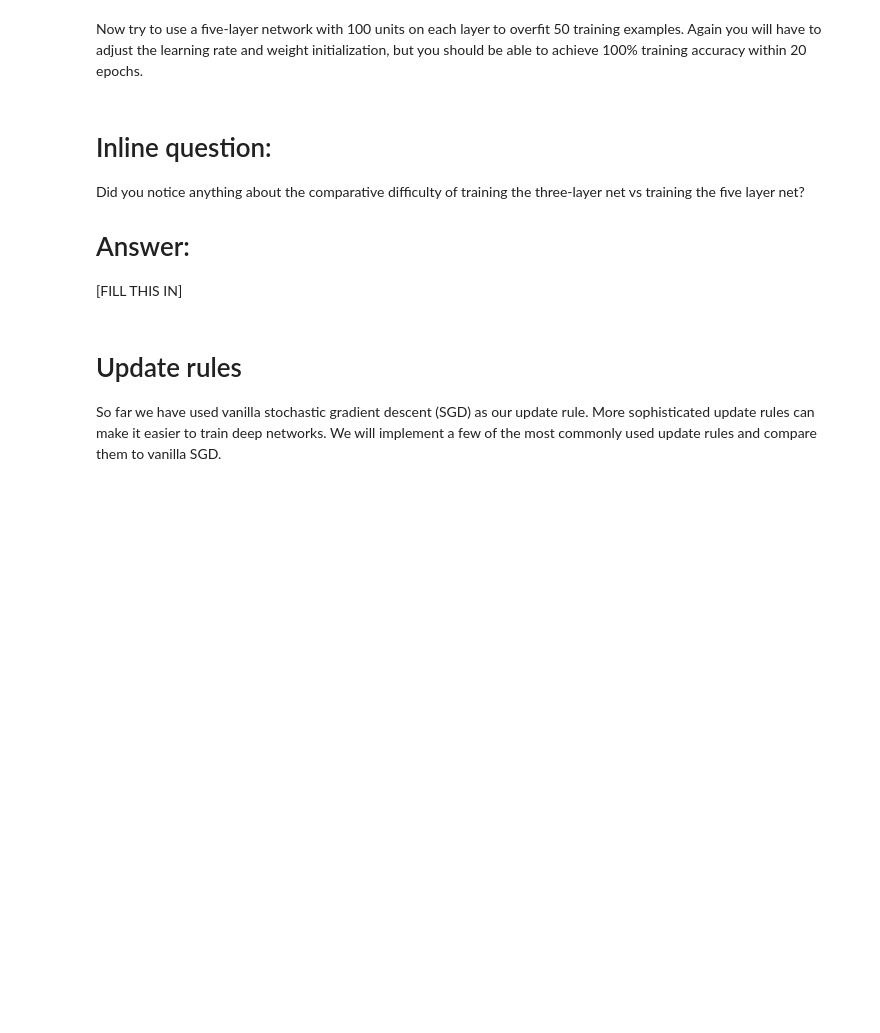
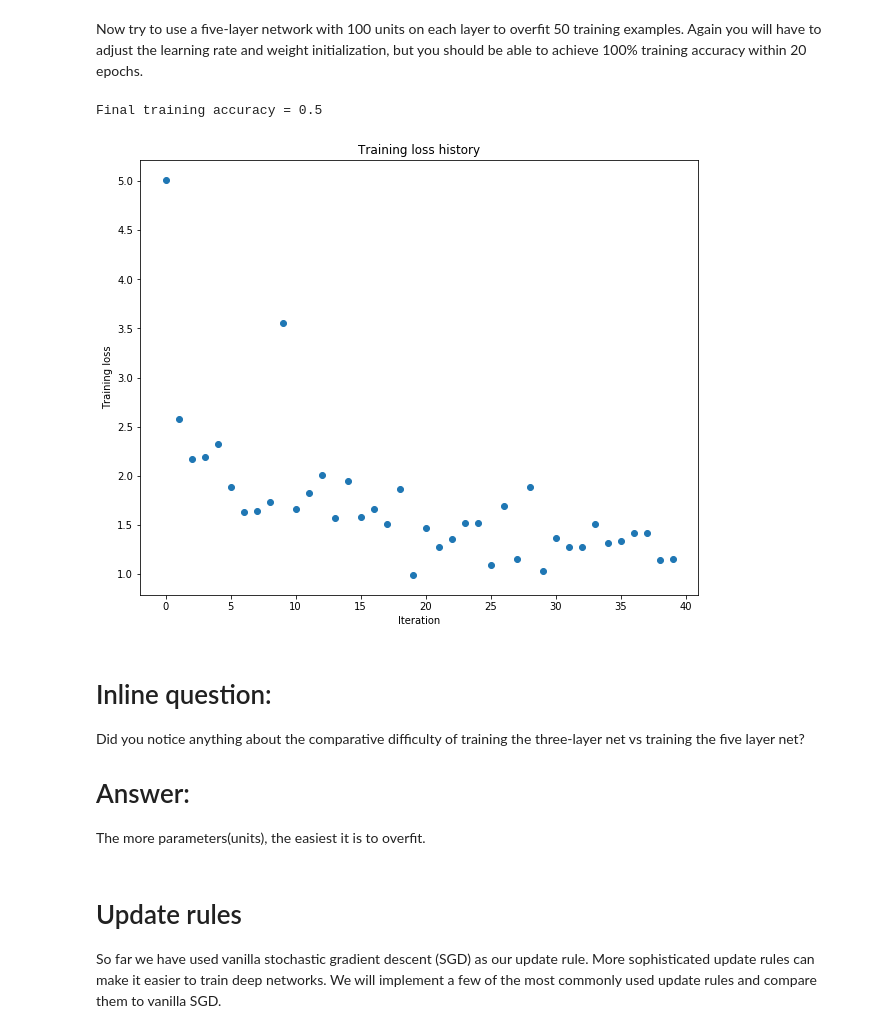
Before and after one commit to caven-yang/cs231n, a Jupyter notebook: assignment2/FullyConnectedNets.ipynb, the cells around one changed output. Saved outputs shown, nothing was run; the diff lists cells and outputs as text; code cells hidden in the pictures; blank space fills up the shorter version.

```diff
--- a/assignment2/FullyConnectedNets.ipynb
+++ b/assignment2/FullyConnectedNets.ipynb
@@ -448,38 +486,43 @@ Now try to use a five-layer network with 100 units on each layer to overfit 50 t
 # %%
 # TODO: Use a five-layer Net to overfit 50 training examples.
 
 num_train = 50
 small_data = {
   'X_train': data['X_train'][:num_train],
   'y_train': data['y_train'][:num_train],
   'X_val': data['X_val'],
   'y_val': data['y_val'],
 }
 
-learning_rate = 1e-3
-weight_scale = 1e-5
+learning_rate = 1e-2
+weight_scale = 5e-2
 model = FullyConnectedNet([100, 100, 100, 100],
                 weight_scale=weight_scale, dtype=np.float64)
 solver = Solver(model, small_data,
                 print_every=10, num_epochs=20, batch_size=25,
                 update_rule='sgd',
                 optim_config={
                   'learning_rate': learning_rate,
-                }
+                },
+                verbose=False,
+                dbg=True,
          )
 solver.train()
 
 plt.plot(solver.loss_history, 'o')
 plt.title('Training loss history')
 plt.xlabel('Iteration')
 plt.ylabel('Training loss')
 plt.show()
+# %% [output]
+Final training accuracy = 0.5
+[figure, added]
 # %% [markdown]
 # Inline question:
 Did you notice anything about the comparative difficulty of training the three-layer net vs training the five layer net?
 
 # Answer:
-[FILL THIS IN]
+The more parameters(units), the easiest it is to overfit.
 # %% [markdown]
 # Update rules
 So far we have used vanilla stochastic gradient descent (SGD) as our update rule. More sophisticated update rules can make it easier to train deep networks. We will implement a few of the most commonly used update rules and compare them to vanilla SGD.
```
Also changed, not shown: parts of 2 cells of this notebook, 2 other files.
